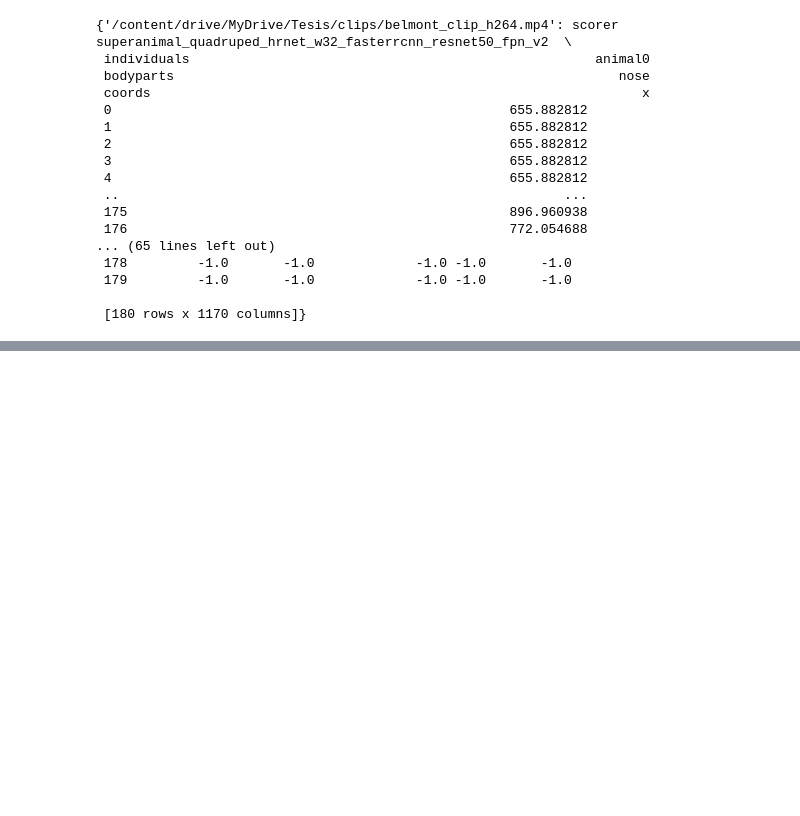
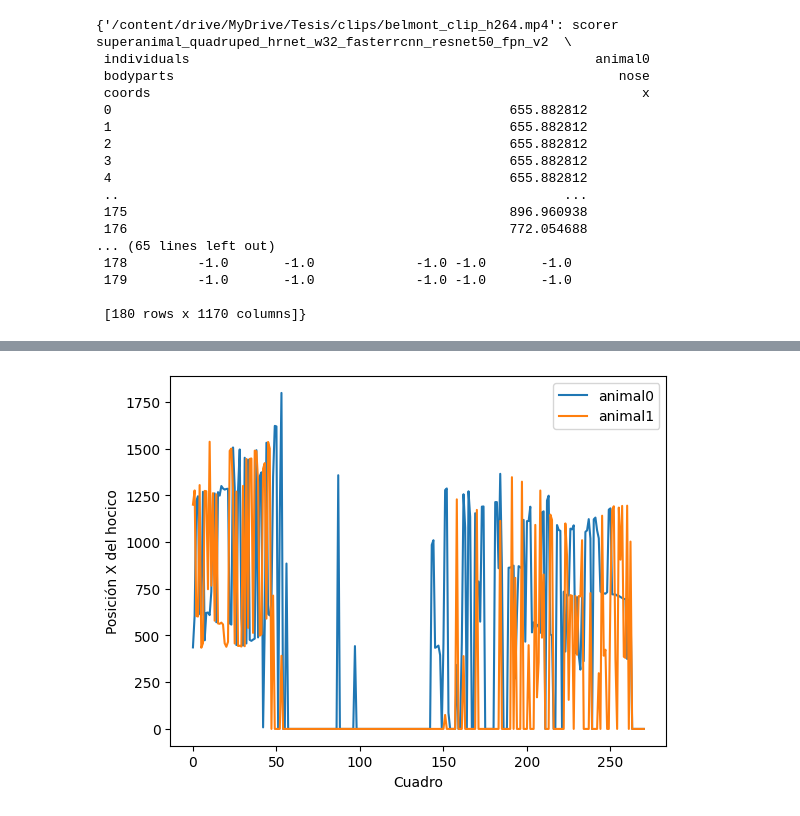
Before and after one commit to nachocabra/tesis-biomecanica-caballos, a Jupyter notebook: tesis_pipeline_pose_estimation.ipynb, the cells around one changed output, grey strips where cells are left out. Drawn from its saved outputs; the diff is of its cells as text; code cells hidden in the pictures; blank space fills up the shorter version.

```diff
--- a/tesis_pipeline_pose_estimation.ipynb
+++ b/tesis_pipeline_pose_estimation.ipynb
@@ -464,0 +1008,12 @@ Video with predictions was saved as /content/drive/MyDrive/Tesis/resultados/prue
+# %%
+x_nose_0 = df.xs(('animal0', 'nose', 'x'), level=('individuals', 'bodyparts', 'coords'), axis=1)
+x_nose_1 = df.xs(('animal1', 'nose', 'x'), level=('individuals', 'bodyparts', 'coords'), axis=1)
+
+plt.plot(x_nose_0, label='animal0')
+plt.plot(x_nose_1, label='animal1')
+plt.xlabel('Cuadro')
+plt.ylabel('Posición X del hocico')
+plt.legend()
+plt.show()
+# %% [output]
+[figure, added]
```
Also changed, not shown: parts of 20 cells of this notebook.
